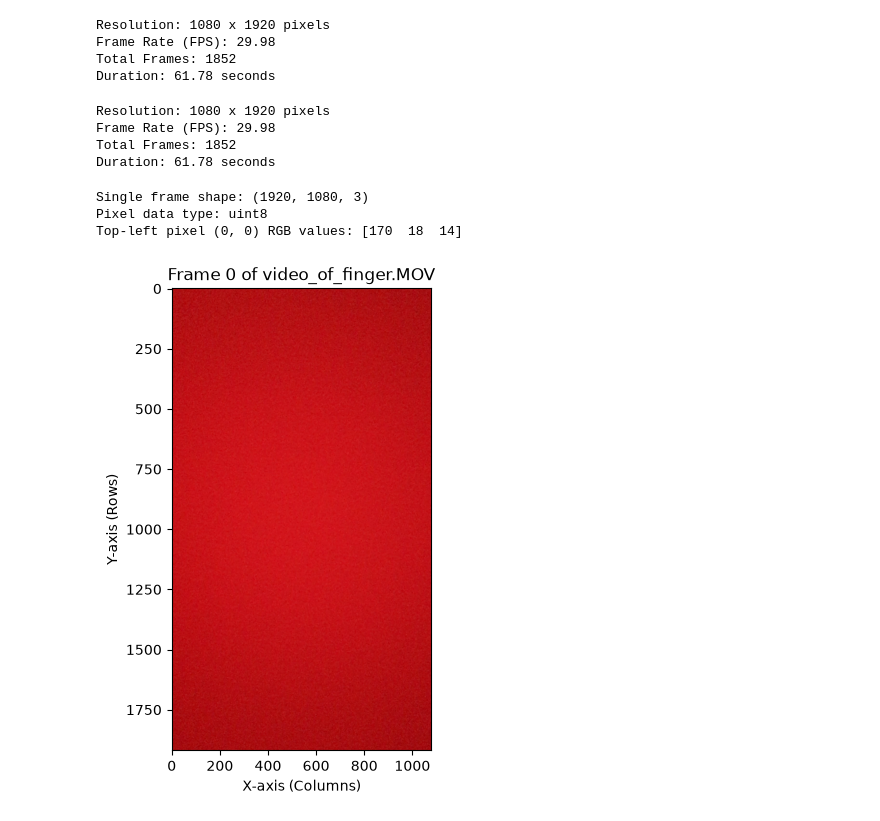
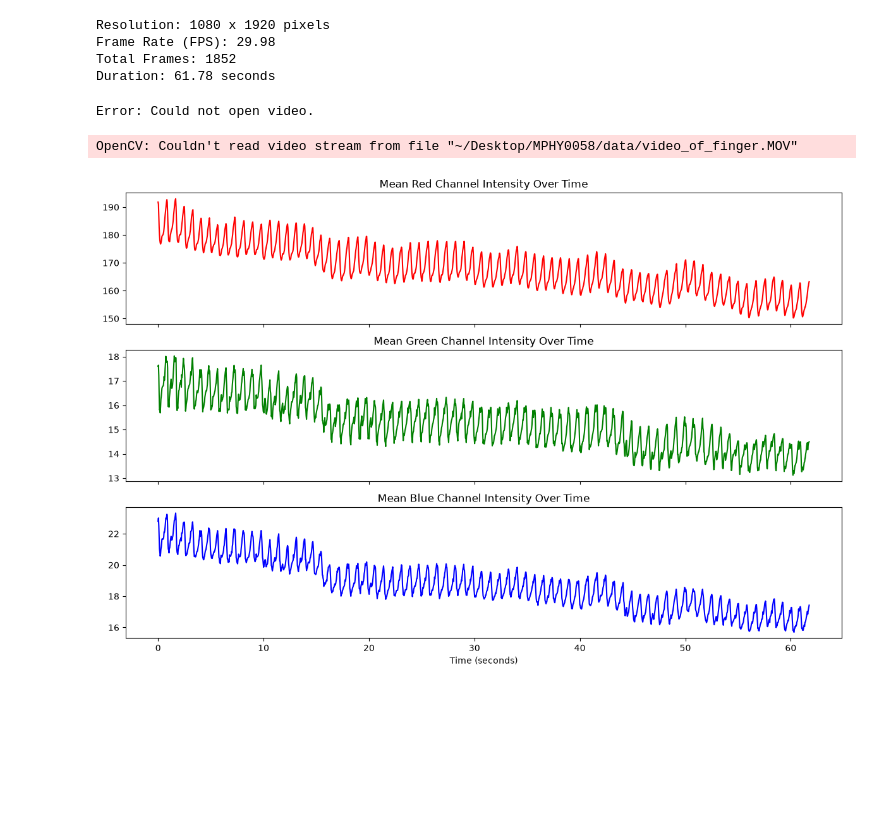
Before and after one commit to opheliaridgwell/heart-beat-signal-analysis, a Jupyter notebook: analysis.ipynb, the cells around one changed output. Drawn from its saved outputs; the diff is of its cells as text; code cells hidden in the pictures; blank space fills up the shorter version.

Commit message:
Cell 4: Separate RGB Channels of the First Frame (+fixed file path)

```diff
--- a/analysis.ipynb
+++ b/analysis.ipynb
@@ -6,6 +7,8 @@ import matplotlib.pyplot as plt
 # %%
-# Open the video file located in the same folder
-cap = cv2.VideoCapture('video_of_finger.MOV')
+# Open the video file located in the same folderimport os
+cap = cv2.VideoCapture(os.path.expanduser('~/Desktop/MPHY0058/data/video_of_finger.MOV'))
+video_path = os.path.expanduser('~/Desktop/MPHY0058/data/video_of_finger.MOV')
+csv_path = os.path.expanduser('~/Desktop/MPHY0058/data/heart_beat_signal.csv')
 
 # Check if the video opened successfully
 if not cap.isOpened():
@@ -28,7 +31,7 @@ Total Frames: 1852
 Duration: 61.78 seconds
 # %%
 # Open the video file located in the same folder
-cap = cv2.VideoCapture('video_of_finger.MOV')
+cap = cv2.VideoCapture('~/Desktop/MPHY0058/data/video_of_finger.MOV')
 
 # Check if the video opened successfully
 if not cap.isOpened():
@@ -45,10 +48,8 @@ else:
     print(f"Total Frames: {total_frames}")
     print(f"Duration: {duration:.2f} seconds")
 # %% [output]
-Resolution: 1080 x 1920 pixels
-Frame Rate (FPS): 29.98
-Total Frames: 1852
-Duration: 61.78 seconds
+Error: Could not open video.
+OpenCV: Couldn't read video stream from file "~/Desktop/MPHY0058/data/video_of_finger.MOV"
 # %%
 # Read the very first frame
 ret, frame = cap.read()
@@ -70,8 +71,3 @@ if ret:
 
 # Release the video capture so we can reset it cleanly in the next step
 cap.release()
-# %% [output]
-Single frame shape: (1920, 1080, 3)
-Pixel data type: uint8
-Top-left pixel (0, 0) RGB values: [170  18  14]
-[figure, removed]
@@ -99,0 +74,42 @@ plt.show()
+# %%
+cap = cv2.VideoCapture(video_path)
+
+red_signal = []
+green_signal = []
+blue_signal = []
+
+while True:
+    ret, frame = cap.read()
+    if not ret:
+        break
+
+    # OpenCV channel order is BGR: 0 = Blue, 1 = Green, 2 = Red
+    blue_signal.append(np.mean(frame[:, :, 0]))
+    green_signal.append(np.mean(frame[:, :, 1]))
+    red_signal.append(np.mean(frame[:, :, 2]))
+
+cap.release()
+
+# Convert lists to 1D NumPy arrays and create a time axis in seconds
+red_signal = np.array(red_signal)
+green_signal = np.array(green_signal)
+blue_signal = np.array(blue_signal)
+time = np.arange(len(red_signal)) / fps
+
+# Plot the average intensity of each color channel over time
+fig, axes = plt.subplots(3, 1, figsize=(12, 8), sharex=True)
+
+axes[0].plot(time, red_signal, color='red')
+axes[0].set_title("Mean Red Channel Intensity Over Time")
+
+axes[1].plot(time, green_signal, color='green')
+axes[1].set_title("Mean Green Channel Intensity Over Time")
+
+axes[2].plot(time, blue_signal, color='blue')
+axes[2].set_title("Mean Blue Channel Intensity Over Time")
+axes[2].set_xlabel("Time (seconds)")
+
+plt.tight_layout()
+plt.show()
+# %% [output]
+[figure, added]
```
Also changed, not shown: parts of 2 cells of this notebook.
